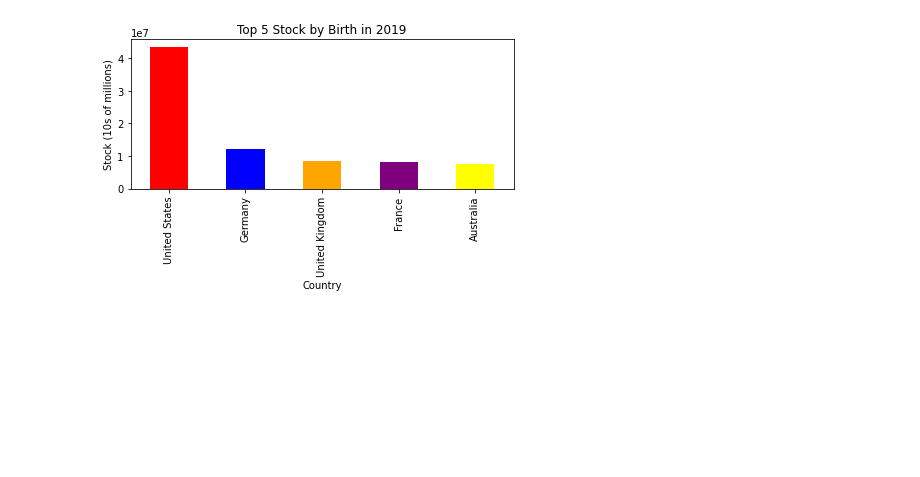
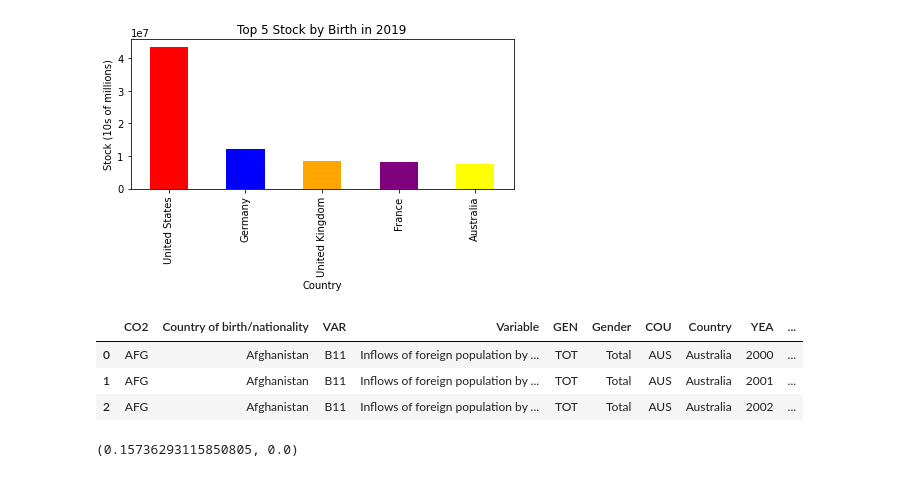
Before and after one commit to tdyk9098/Immigration-Flow-MiniProject, a Jupyter notebook: Immigration Flow MiniProject.ipynb, the cells around one changed output. Saved outputs shown, nothing was run; the diff lists cells and outputs as text; code cells hidden in the pictures; blank space fills up the shorter version.

```diff
--- a/Immigration Flow MiniProject.ipynb
+++ b/Immigration Flow MiniProject.ipynb
@@ -404,3 +404,22 @@ t5sbg.set_title("Top 5 Stock by Birth in 2019")
 plt.tight_layout()
 # %% [output]
 [figure]
+# %%
+# G7 Countries Input
+g7l = ["Canada","France","Germany", "Italy", "Japan", "United Kingdom","United States"]
+g7 = np.where(data2["Country"].isin(g7l), 1,0)
+data2["g7"]=g7
+data2.head(3)
+# %% [output]
+|  | CO2 | Country of birth/nationality | VAR | Variable | GEN | Gender | COU | Country | YEA | ... |
+| 0 | AFG | Afghanistan | B11 | Inflows of foreign population by ... | TOT | Total | AUS | Australia | 2000 | ... |
+| 1 | AFG | Afghanistan | B11 | Inflows of foreign population by ... | TOT | Total | AUS | Australia | 2001 | ... |
+| 2 | AFG | Afghanistan | B11 | Inflows of foreign population by ... | TOT | Total | AUS | Australia | 2002 | ... |
+# %%
+# Correlation of g7 nation status with inflow numbers for all years and all Country of birth/nationality
+import scipy.stats as st
+cdf = data2[data2["Value"].notna()]
+g7df = cdf[cdf["Variable"]=="Inflows of foreign population by nationality"]
+st.pearsonr(g7df["g7"],g7df["Value"])
+# %% [output]
+(0.15736293115850805, 0.0)
```
Also changed, not shown: parts of 16 cells of this notebook.
